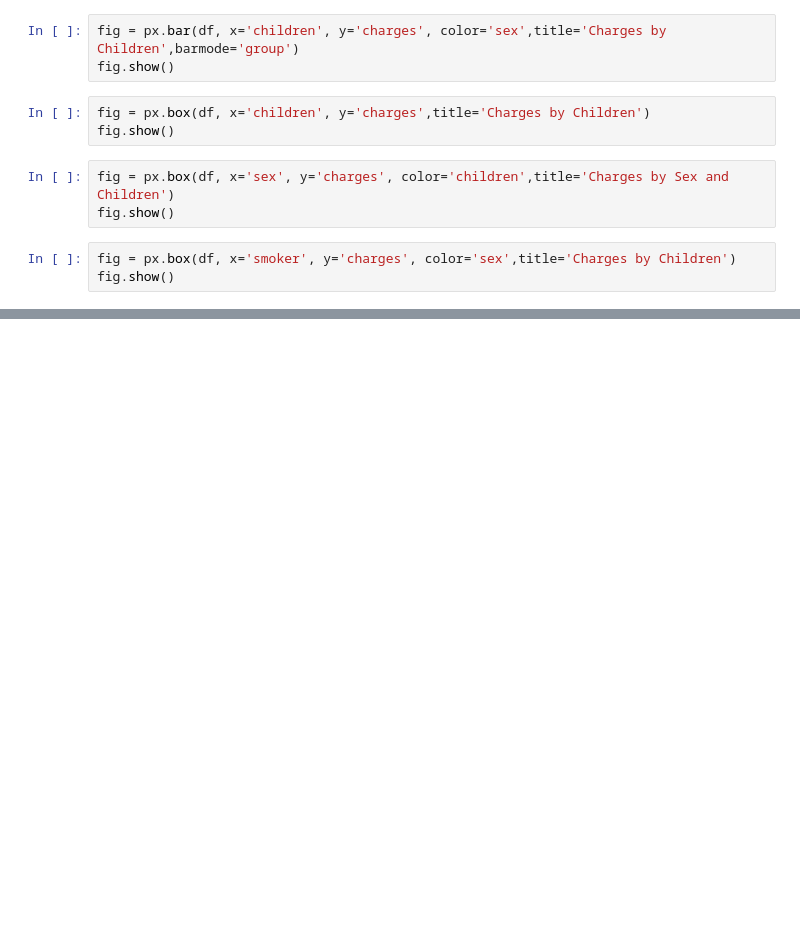
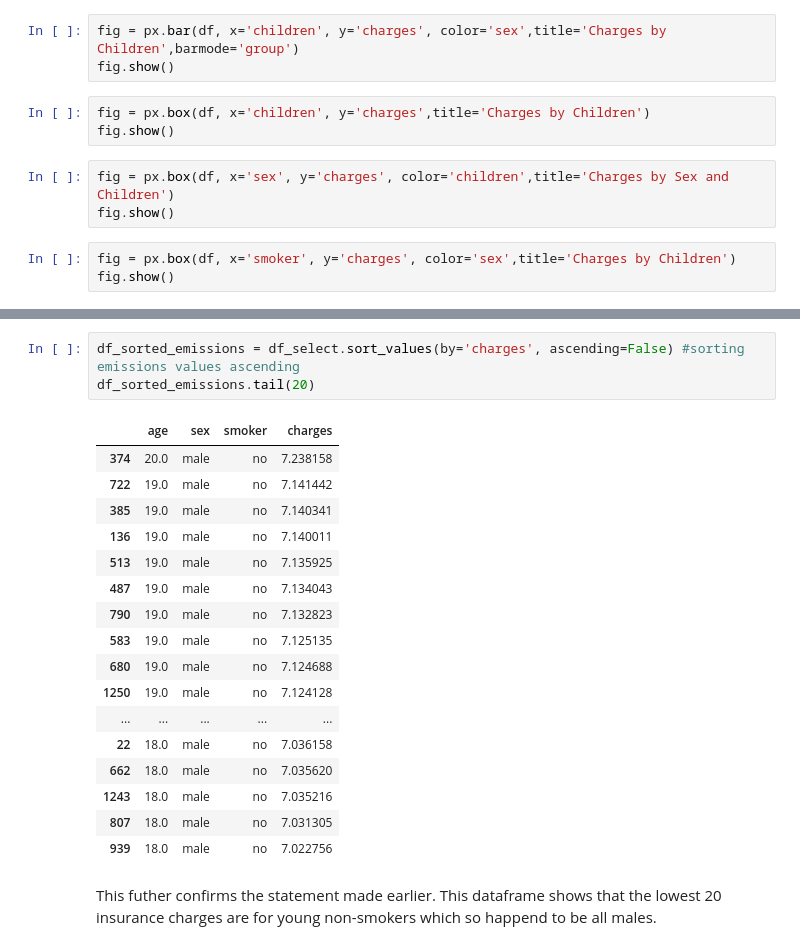
Before and after one commit to Lailah-Idrees/medical_insurance_data_analysis, a Jupyter notebook: jupyter_notebooks/Data_Visualisation.ipynb, the cells around one changed output, grey strips where cells are left out. Drawn from its saved outputs; the diff is of its cells as text; blank space fills up the shorter version.

```diff
--- a/jupyter_notebooks/Data_Visualisation.ipynb
+++ b/jupyter_notebooks/Data_Visualisation.ipynb
@@ -204,0 +263,23 @@ fig.show()
+# %%
+df_sorted_emissions = df_select.sort_values(by='charges', ascending=False) #sorting emissions values ascending
+df_sorted_emissions.tail(20)
+# %% [output]
+|  | age | sex | smoker | charges |
+| 374 | 20.0 | male | no | 7.238158 |
+| 722 | 19.0 | male | no | 7.141442 |
+| 385 | 19.0 | male | no | 7.140341 |
+| 136 | 19.0 | male | no | 7.140011 |
+| 513 | 19.0 | male | no | 7.135925 |
+| 487 | 19.0 | male | no | 7.134043 |
+| 790 | 19.0 | male | no | 7.132823 |
+| 583 | 19.0 | male | no | 7.125135 |
+| 680 | 19.0 | male | no | 7.124688 |
+| 1250 | 19.0 | male | no | 7.124128 |
+| ... | ... | ... | ... | ... |
+| 22 | 18.0 | male | no | 7.036158 |
+| 662 | 18.0 | male | no | 7.035620 |
+| 1243 | 18.0 | male | no | 7.035216 |
+| 807 | 18.0 | male | no | 7.031305 |
+| 939 | 18.0 | male | no | 7.022756 |
+# %% [markdown]
+This futher confirms the statement made earlier. This dataframe shows that the lowest 20 insurance charges are for young non-smokers which so happend to be all males.
```
Also changed, not shown: parts of 12 cells of this notebook.
